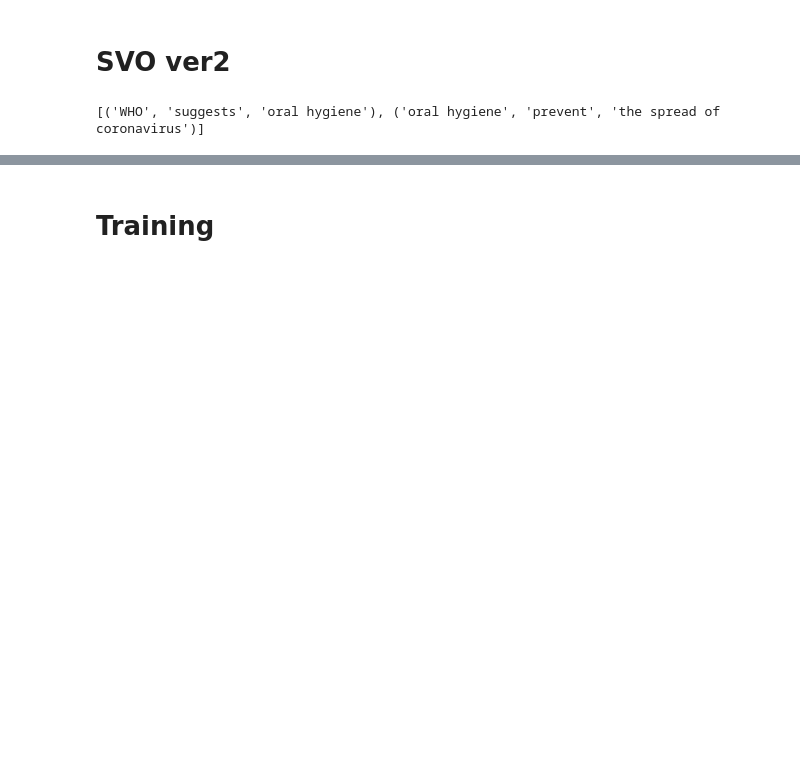
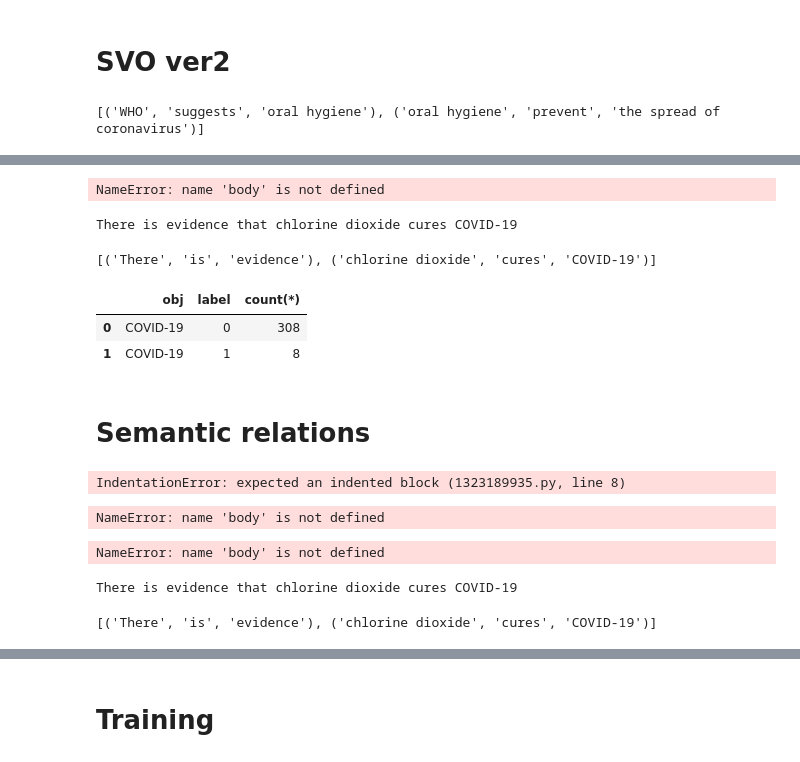
Before and after one commit to DrPenknife/swarog_exp, a Jupyter notebook: experiments/fngraphs/health-graph.ipynb, the cells around one changed output, grey strips where cells are left out. Drawn from its saved outputs; the diff is of its cells as text; code cells hidden in the pictures; blank space fills up the shorter version.

```diff
--- a/experiments/fngraphs/health-graph.ipynb
+++ b/experiments/fngraphs/health-graph.ipynb
@@ -818,0 +902,7 @@ print(svos)
+# %%
+import sqlite3
+from tqdm import tqdm
+import os
+con=sqlite3.connect("svo.db")
+con.execute("create table if not exists svo(sub, verb, obj, docid, label)")
+con.commit()
@@ -818,0 +934,12 @@ print(svos)
+# %%
+from subject_verb_object_extract import findSVOs, nlp
+con.execute("delete from svo")
+con.commit()
+for docid, txt in tqdm(enumerate(body[train]), total=len(train)):
+    tokens = nlp(txt)
+    svos = findSVOs(tokens)
+    for svo in svos:
+        if len(svo) == 3:
+            con.execute("insert into svo values(?,?,?,?,?)", [svo[0],svo[1],svo[2],docid, int(labels[train][docid])] )
+# %% [output]
+NameError: name 'body' is not defined
@@ -818,0 +948,27 @@ print(svos)
+# %%
+txt = body[train][13]
+print(txt)
+tokens = nlp(txt)
+svos = findSVOs(tokens)
+svos
+# %% [output]
+There is evidence that chlorine dioxide cures COVID-19
+[('There', 'is', 'evidence'), ('chlorine dioxide', 'cures', 'COVID-19')]
+# %%
+pd.read_sql("select obj, label, count(*) from svo where obj='COVID-19' group by 1,2 order by 3 desc", con)
+# %% [output]
+|  | obj | label | count(*) |
+| 0 | COVID-19 | 0 | 308 |
+| 1 | COVID-19 | 1 | 8 |
+# %% [markdown]
+# Semantic relations
+# %%
+from subject_verb_object_extract import findSVOs, nlp
+tokens = nlp("Seated in Mission Control, Chris Kraft neared the end of a tedious Friday afternoon as he monitored a seemingly interminable ground test of the Apollo 1 spacecraft.")
+tokens = nlp("  WHO suggests oral hygiene to prevent the spread of coronavirus.")
+svos = findSVOs(tokens)
+print(svos)
+
+def semantic_train(body, labels):
+# %% [output]
+IndentationError: expected an indented block (1323189935.py, line 8)
@@ -818,0 +992,13 @@ print(svos)
+# %%
+import json
+nerka={}
+con.execute("delete from ner")
+con.commit()
+for docid, txt in tqdm(enumerate(body[train]), total=len(train)):
+    ner_results = nernlp(txt)
+    for ent in ner_results:
+        con.execute("""
+                    insert into ner(docid, js, label) values(?,?,?)
+                     """, [docid,json.dumps(ent,default=str),int(labels[train][docid])])
+# %% [output]
+NameError: name 'body' is not defined
@@ -818,0 +1007,12 @@ print(svos)
+# %%
+from subject_verb_object_extract import findSVOs, nlp
+con.execute("delete from svo")
+con.commit()
+for docid, txt in tqdm(enumerate(body[train]), total=len(train)):
+    tokens = nlp(txt)
+    svos = findSVOs(tokens)
+    for svo in svos:
+        if len(svo) == 3:
+            con.execute("insert into svo values(?,?,?,?,?)", [svo[0],svo[1],svo[2],docid, int(labels[train][docid])] )
+# %% [output]
+NameError: name 'body' is not defined
@@ -818,0 +1021,9 @@ print(svos)
+# %%
+txt = body[train][13]
+print(txt)
+tokens = nlp(txt)
+svos = findSVOs(tokens)
+svos
+# %% [output]
+There is evidence that chlorine dioxide cures COVID-19
+[('There', 'is', 'evidence'), ('chlorine dioxide', 'cures', 'COVID-19')]
```
Also changed, not shown: parts of 20 cells of this notebook, 4 other files.
